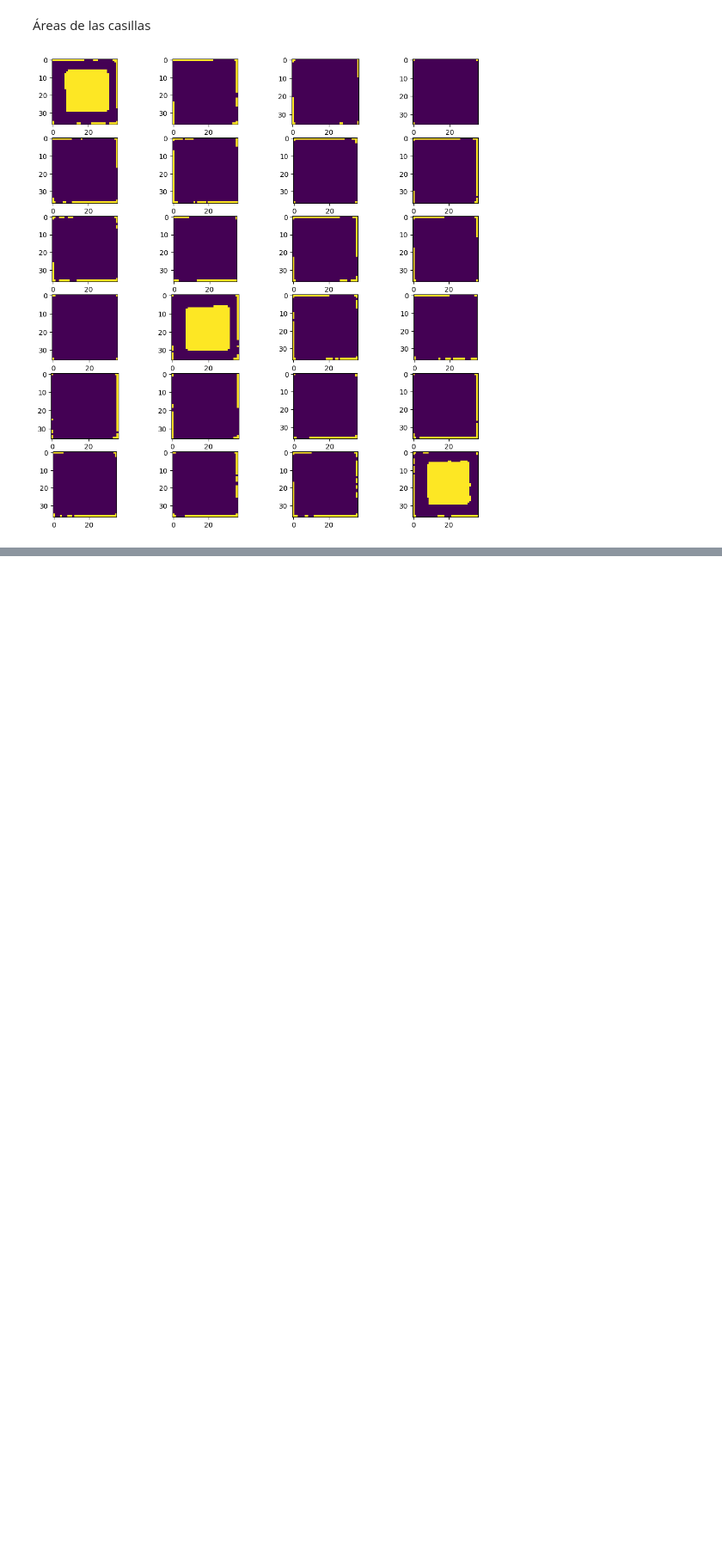
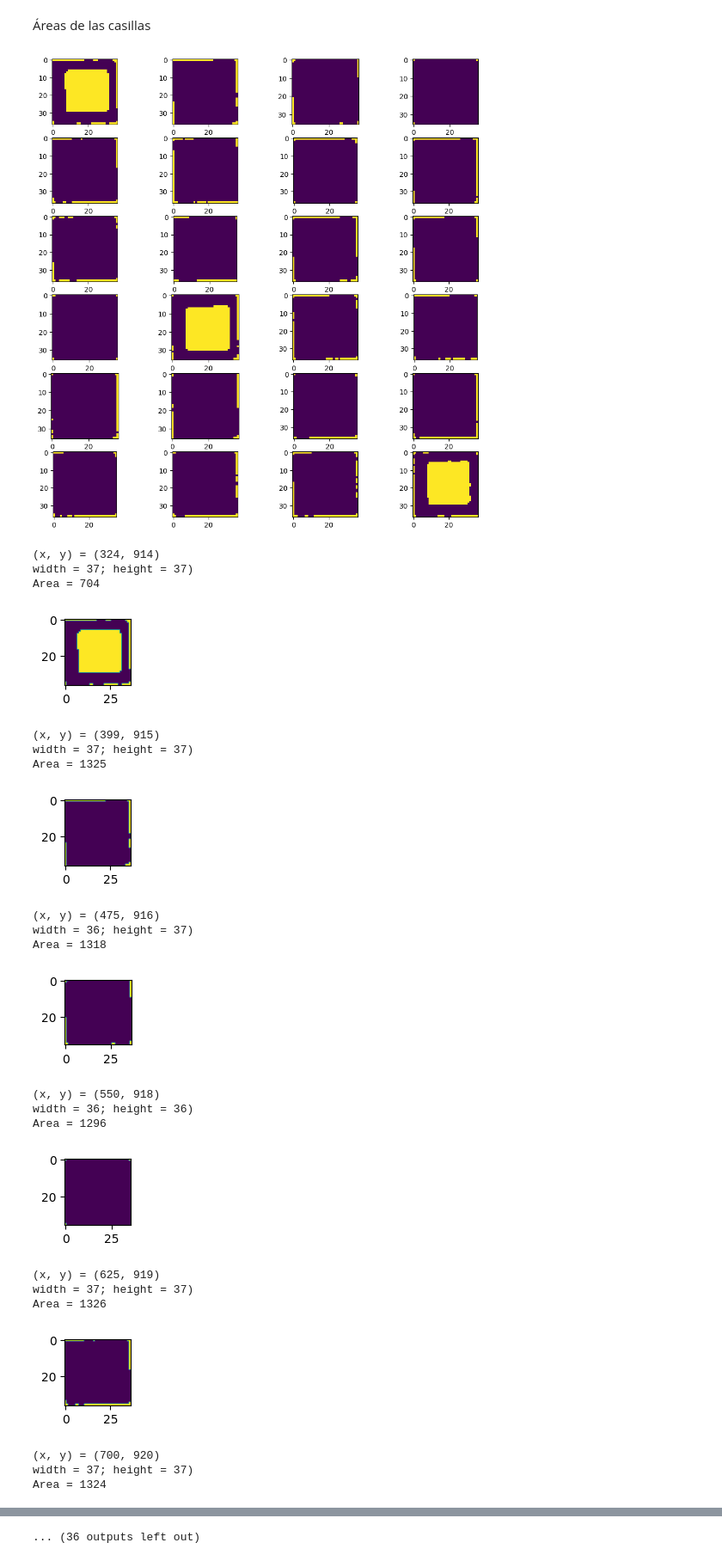
Before and after one commit to andrsvb/tfg2, a Jupyter notebook: pruebas formularios/opencv/opencv.ipynb, the cells around one changed output, grey strips where cells are left out. Shown at 86% size. Saved outputs shown, nothing was run; the diff lists cells and outputs as text; code cells hidden in the pictures; blank space fills up the shorter version.

```diff
--- a/pruebas formularios/opencv/opencv.ipynb
+++ b/pruebas formularios/opencv/opencv.ipynb
@@ -129,7 +129,8 @@ plt.imshow(img)
 Áreas de las casillas
 # %%
 inner_boxes = []
-for x,y,w,h,_ in stats[2:]:
+areas = []
+for x,y,w,h,a in stats[2:]:
     x2,y2 = x+w,y+h
     inner_boxes.append(img_bin[y:y2].transpose()[x:x2])
 
@@ -142,3 +143,36 @@ for i, box in enumerate(inner_boxes):
 plt.show()
 # %% [output]
 [figure]
+# %%
+for box, box_stats in zip(inner_boxes, stats[2:]):
+    x, y, w, h, a = box_stats
+    print("(x, y) = (%s, %s)" % (x, y))
+    print("width = %s; height = %s)" % (w, h))
+    print("Area = %s" % a)
+    plt.figure(figsize=(1, 1))
+    plt.imshow(box)
+    plt.show()
+# %% [output]
+(x, y) = (324, 914)
+width = 37; height = 37)
+Area = 704
+[figure, added]
+(x, y) = (399, 915)
+width = 37; height = 37)
+Area = 1325
+[figure, added]
+(x, y) = (475, 916)
+width = 36; height = 37)
+Area = 1318
+[figure, added]
+(x, y) = (550, 918)
+width = 36; height = 36)
+Area = 1296
+[figure, added]
+(x, y) = (625, 919)
+width = 37; height = 37)
+Area = 1326
+[figure, added]
+(x, y) = (700, 920)
+width = 37; height = 37)
+Area = 1324
@@ -144,0 +180 @@ plt.show()
+... (36 outputs left out)
```
Also changed, not shown: parts of 1 cell of this notebook.
